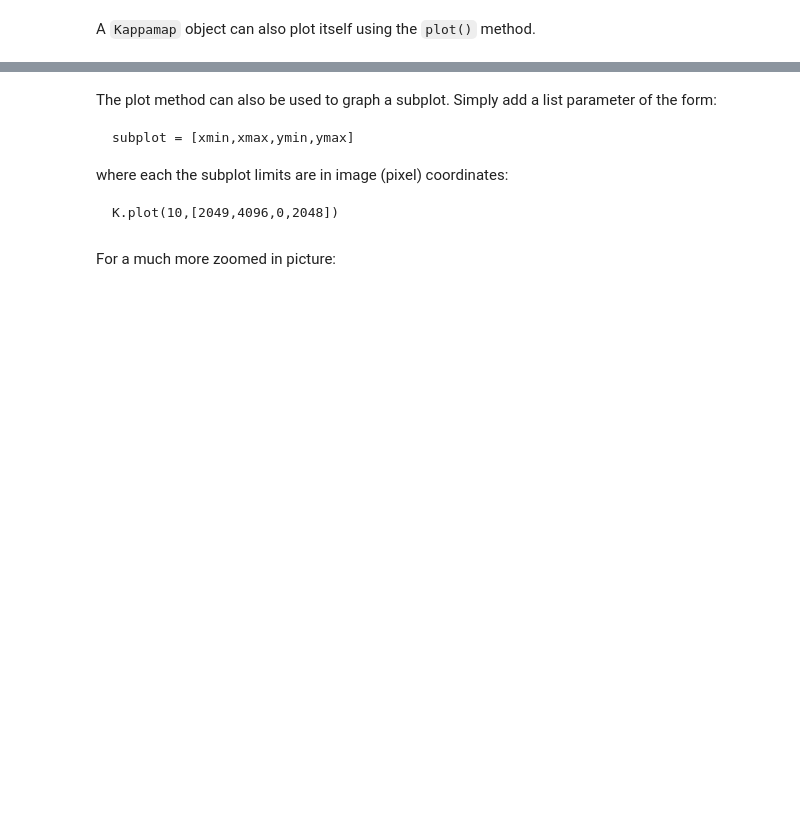
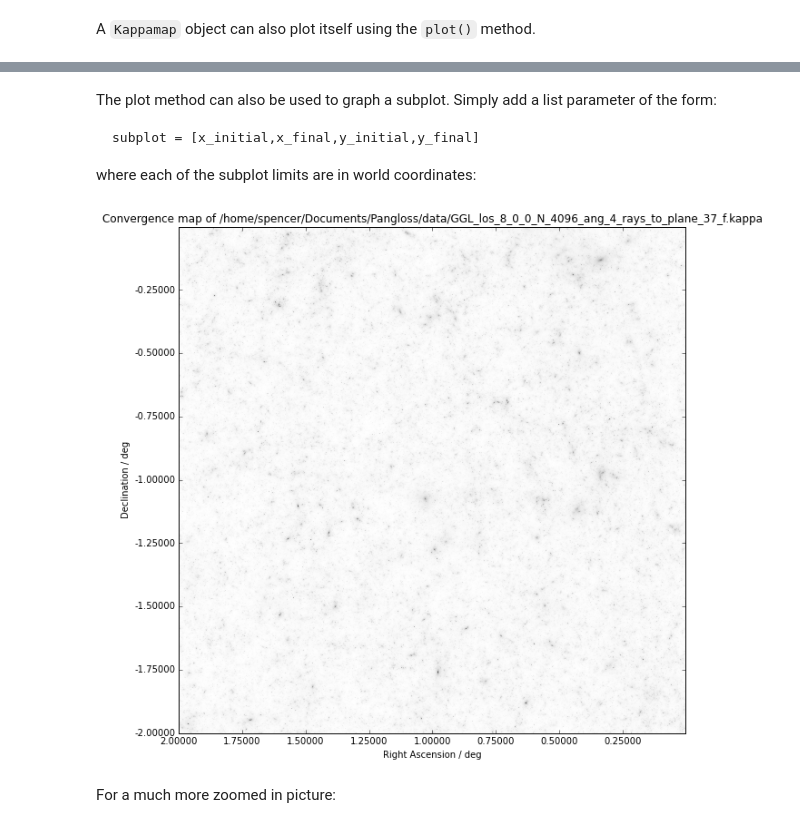
Before and after one commit to drphilmarshall/Pangloss, a Jupyter notebook: demos/WLMapsDemo.ipynb, the cells around one changed output, grey strips where cells are left out. Saved outputs shown, nothing was run; the diff lists cells and outputs as text; code cells hidden in the pictures; blank space fills up the shorter version.

```diff
--- a/demos/WLMapsDemo.ipynb
+++ b/demos/WLMapsDemo.ipynb
@@ -66,11 +63,13 @@ K.plot(7)
 # %% [markdown]
 The plot method can also be used to graph a subplot. Simply add a list parameter of the form:
 
-    subplot = [xmin,xmax,ymin,ymax]
+    subplot = [x_initial,x_final,y_initial,y_final]
 
-where each the subplot limits are in image (pixel) coordinates:
-
-    K.plot(10,[2049,4096,0,2048])
+where each of the subplot limits are in world coordinates:
+# %%
+K.plot(10,[2,0,-2,0]) # Note that x_initial > x_final as right ascension is a left-handed coordinate
+# %% [output]
+[figure, added]
 # %% [markdown]
 For a much more zoomed in picture:
 # %%
```
Also changed, not shown: parts of 21 cells of this notebook, 1 other file.
